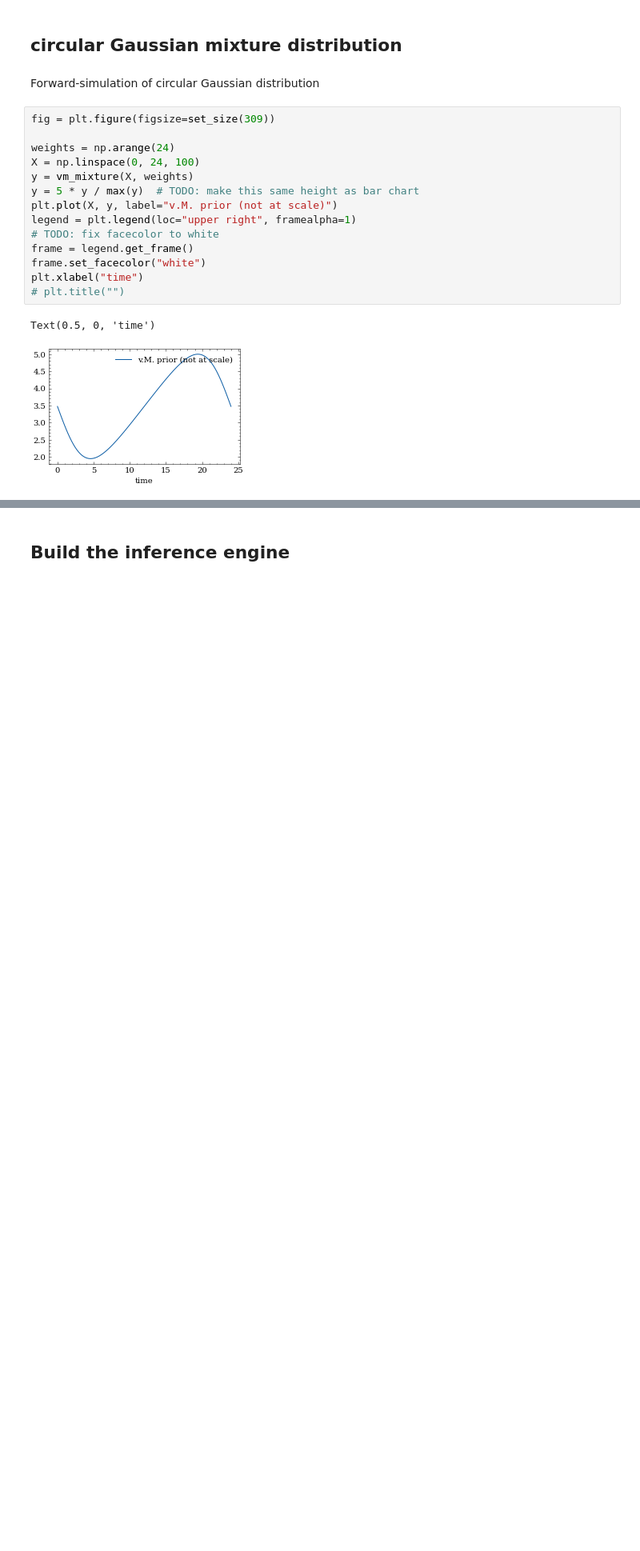
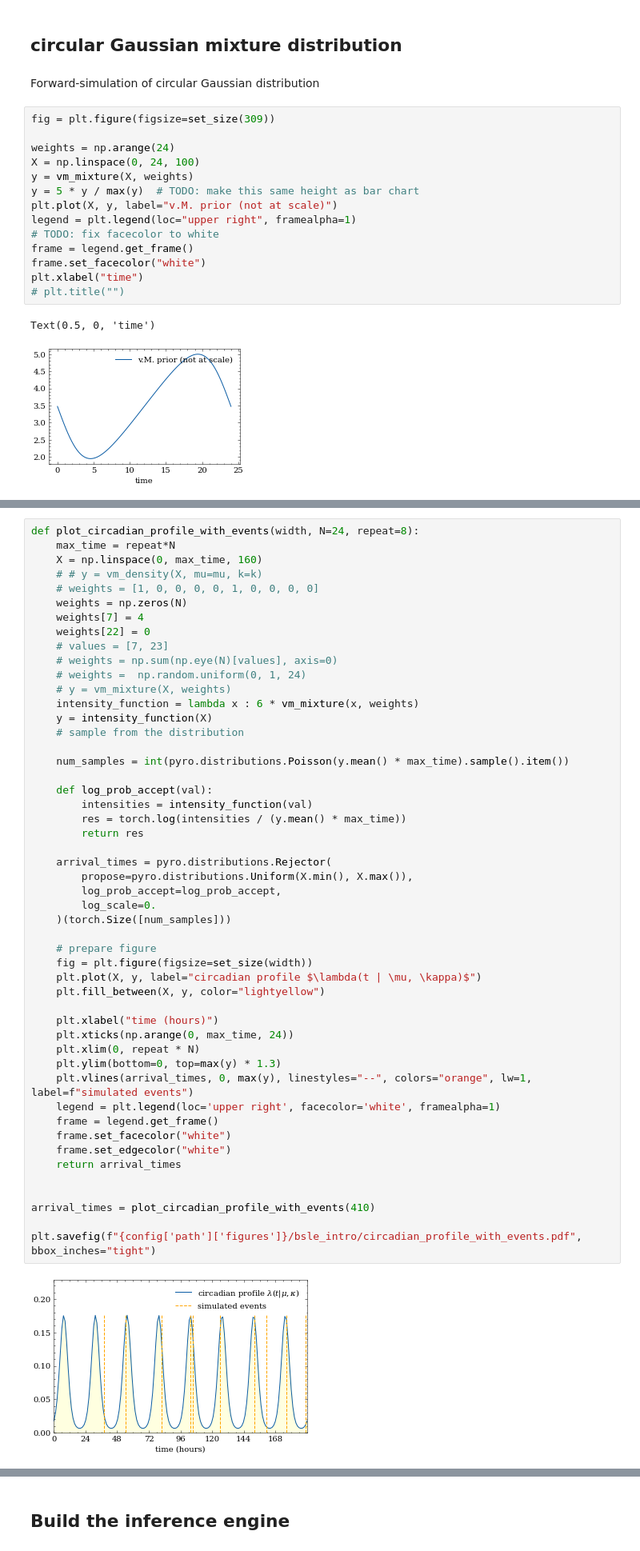
Before and after one commit to noamsgl/msc, a Jupyter notebook: thesis/bsle/bsle_main.ipynb, the cells around one changed output, grey strips where cells are left out. Shown at 80% size. Saved outputs shown, nothing was run; the diff lists cells and outputs as text; blank space fills up the shorter version.

```diff
--- a/thesis/bsle/bsle_main.ipynb
+++ b/thesis/bsle/bsle_main.ipynb
@@ -173,0 +236,52 @@ plt.savefig(f"{config['path']['figures']}/bsle_intro/long_vm_density.pdf", bbox_
+# %%
+def plot_circadian_profile_with_events(width, N=24, repeat=8):
+    max_time = repeat*N
+    X = np.linspace(0, max_time, 160)
+    # # y = vm_density(X, mu=mu, k=k)
+    # weights = [1, 0, 0, 0, 0, 1, 0, 0, 0, 0]
+    weights = np.zeros(N)
+    weights[7] = 4
+    weights[22] = 0
+    # values = [7, 23]
+    # weights = np.sum(np.eye(N)[values], axis=0)
+    # weights =  np.random.uniform(0, 1, 24)
+    # y = vm_mixture(X, weights)
+    intensity_function = lambda x : 6 * vm_mixture(x, weights)
+    y = intensity_function(X)
+    # sample from the distribution
+
+    num_samples = int(pyro.distributions.Poisson(y.mean() * max_time).sample().item())
+
+    def log_prob_accept(val):
+        intensities = intensity_function(val)
+        res = torch.log(intensities / (y.mean() * max_time))
+        return res
+
+    arrival_times = pyro.distributions.Rejector(
+        propose=pyro.distributions.Uniform(X.min(), X.max()),
+        log_prob_accept=log_prob_accept,
+        log_scale=0.
+    )(torch.Size([num_samples]))
+
+    # prepare figure
+    fig = plt.figure(figsize=set_size(width))
+    plt.plot(X, y, label="circadian profile $\lambda(t | \mu, \kappa)$")
+    plt.fill_between(X, y, color="lightyellow")
+
+    plt.xlabel("time (hours)")
+    plt.xticks(np.arange(0, max_time, 24))
+    plt.xlim(0, repeat * N)
+    plt.ylim(bottom=0, top=max(y) * 1.3)
+    plt.vlines(arrival_times, 0, max(y), linestyles="--", colors="orange", lw=1, label=f"simulated events")
+    legend = plt.legend(loc='upper right', facecolor='white', framealpha=1)
+    frame = legend.get_frame()
+    frame.set_facecolor("white")
+    frame.set_edgecolor("white")
+    return arrival_times
+
+
+arrival_times = plot_circadian_profile_with_events(410)
+
+plt.savefig(f"{config['path']['figures']}/bsle_intro/circadian_profile_with_events.pdf", bbox_inches="tight")
+# %% [output]
+[figure, added]
```
Also changed, not shown: parts of 28 cells of this notebook, 2 other files.
